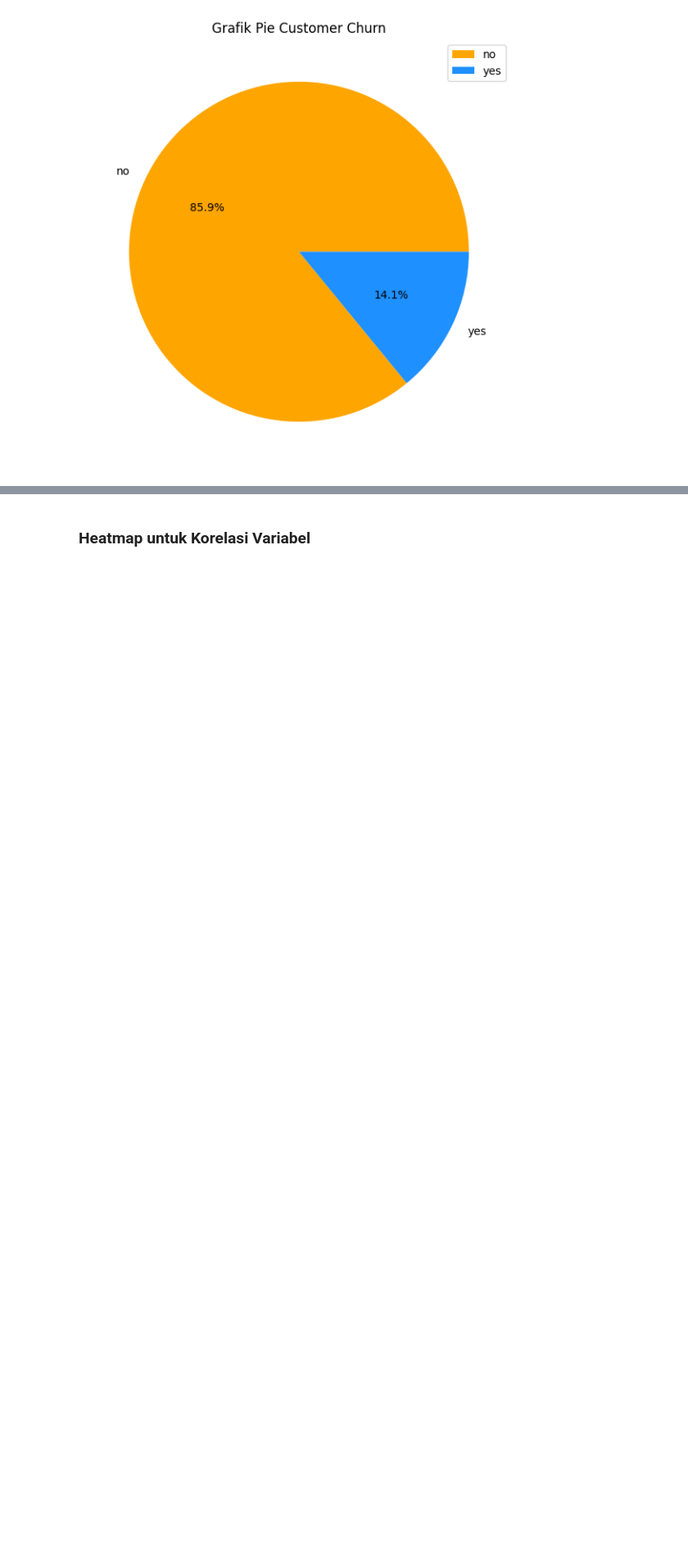
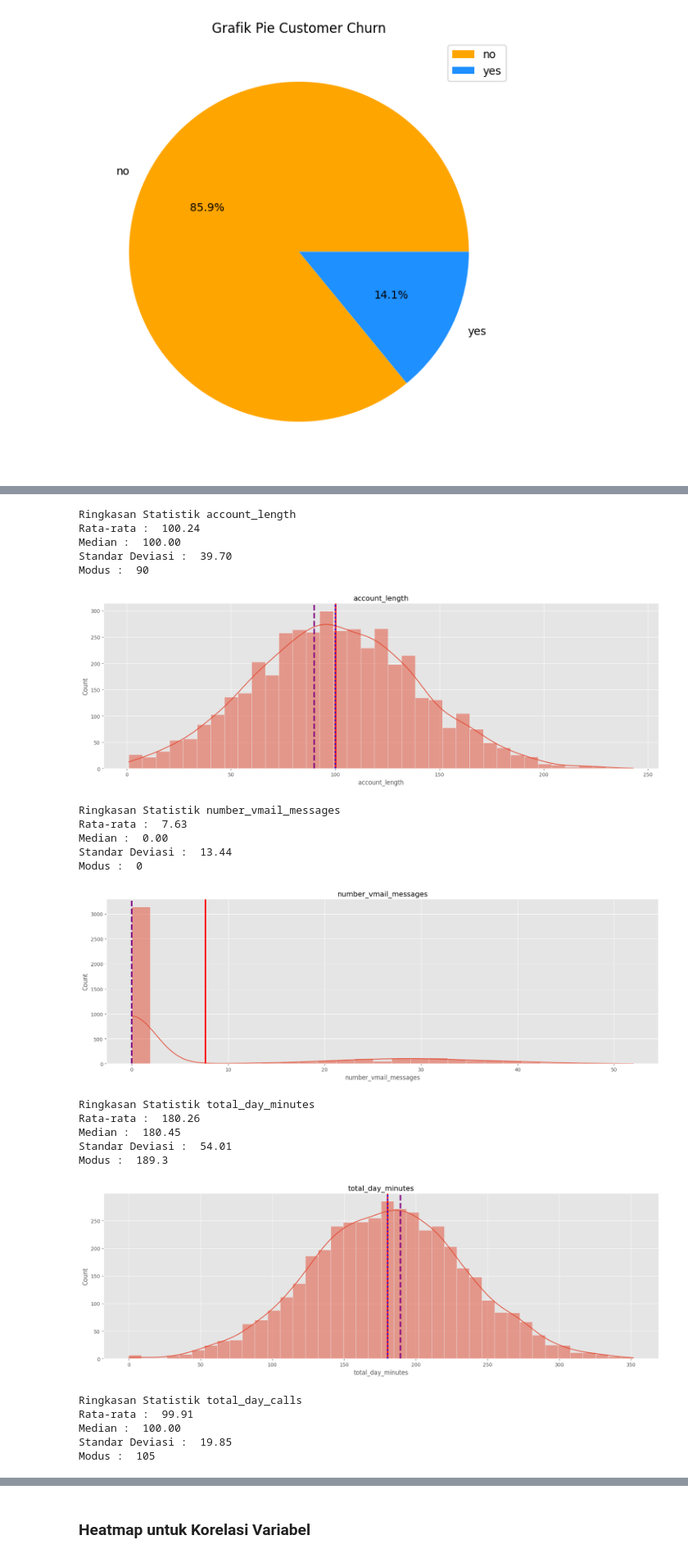
Before and after one commit to lukyg/Customer_Churn_Classification, a Jupyter notebook: customer_churn.ipynb, the cells around one changed output, grey strips where cells are left out. Shown at 82% size. Saved outputs shown, nothing was run; the diff lists cells and outputs as text; code cells hidden in the pictures; blank space fills up the shorter version.

```diff
--- a/customer_churn.ipynb
+++ b/customer_churn.ipynb
@@ -215,0 +341,50 @@ Dilihat dari distribusi data variabel numerik, dapat dilihat bahwa number_vmail_
+# %%
+plt.style.use('ggplot')
+for column in dataset.select_dtypes(exclude='object').columns.tolist():
+  #Menghitung statistik deskriptif
+  avg = dataset[column].mean()
+  med = dataset[column].median()
+  mod = dataset[column].mode().iloc[0]
+  std = dataset[column].std()
+
+  #Menampilkan ringkasan statistik
+  print('Ringkasan Statistik {columns}'.format(columns=column))
+  print('Rata-rata : ', "%.2f" % avg)
+  print('Median : ', "%.2f" % med)
+  print('Standar Deviasi : ', "%.2f" % std)
+  print('Modus : ', mod)
+
+  #Membuat plot
+  plt.figure(figsize=(20,6))
+  sns.histplot(dataset[column], kde=True)
+  plt.axvline(avg, color='red', linestyle='solid', linewidth=3, label='Mean')
+  plt.axvline(med, color='blue', linestyle='dotted', linewidth=3, label='Median')
+  plt.axvline(mod, color='purple', linestyle='dashed', linewidth=3, label='Mode')
+  plt.title(column)
+
+  plt.show()
+  print('\n')
+# %% [output]
+Ringkasan Statistik account_length
+Rata-rata :  100.24
+Median :  100.00
+Standar Deviasi :  39.70
+Modus :  90
+[figure, added]
+Ringkasan Statistik number_vmail_messages
+Rata-rata :  7.63
+Median :  0.00
+Standar Deviasi :  13.44
+Modus :  0
+[figure, added]
+Ringkasan Statistik total_day_minutes
+Rata-rata :  180.26
+Median :  180.45
+Standar Deviasi :  54.01
+Modus :  189.3
+[figure, added]
+Ringkasan Statistik total_day_calls
+Rata-rata :  99.91
+Median :  100.00
+Standar Deviasi :  19.85
+Modus :  105
```
Also changed, not shown: parts of 67 cells of this notebook.
